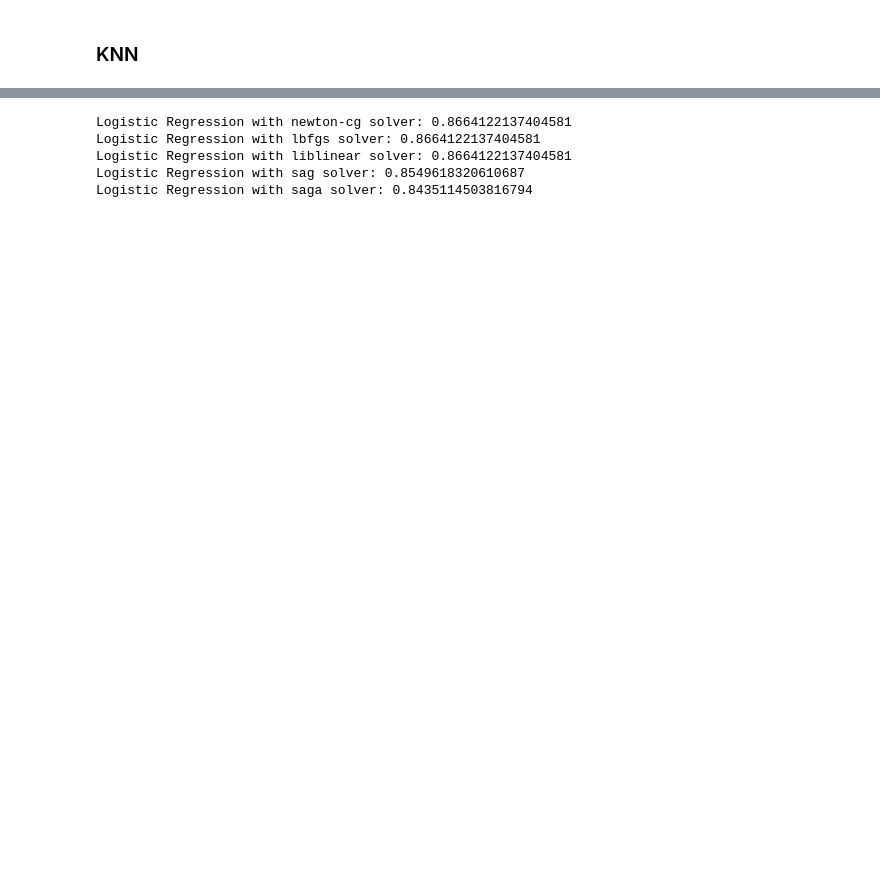
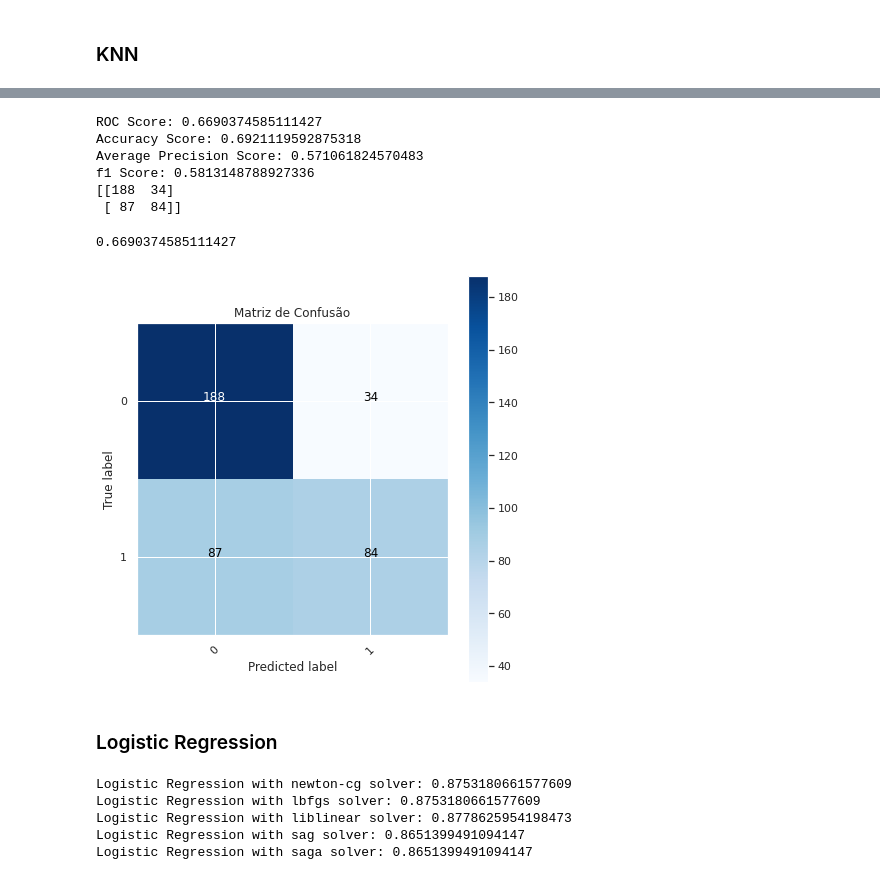
Before and after one commit to GDevigili/machine-learning-coursework, a Jupyter notebook: main.ipynb, the cells around one changed output, grey strips where cells are left out. Saved outputs shown, nothing was run; the diff lists cells and outputs as text; code cells hidden in the pictures; blank space fills up the shorter version.

Commit message:
test some models

```diff
--- a/main.ipynb
+++ b/main.ipynb
@@ -367,7 +367,7 @@ def plot_confusion_matrix(cm, classes):
     plt.xticks(tick_marks, classes, rotation=45)
     plt.yticks(tick_marks, classes)
 
-    cm = cm.astype('float') / cm.sum(axis=1)[:, np.newaxis]
+    print(cm)
 
     thresh = cm.max() / 2.
     for i, j in itertools.product(range(cm.shape[0]), range(cm.shape[1])):
@@ -443,13 +443,9 @@ Implemented KNN with 1047 neighbors: 0.5572519083969466
 # %%
 from sklearn.neighbors import KNeighborsClassifier
 
-for k in [1, 3, 5, 10, 15, 20, x_train.shape[0]]:
+for k in [1, 3, 5, 6, 7, 8, 9, 10, 15, 20, x_train.shape[0]]:
     knn = KNeighborsClassifier(n_neighbors=k)
     knn.fit(x_train, y_train)
     prediction = knn.predict(x_test)
     print(f'Sklearn KNN with {k} neighbors: {accuracy_score(prediction, y_test)}')
-
-knn = KNeighborsClassifier(n_neighbors=5).fit(x_train, y_train)
-prediction = knn.predict(x_test)
-plot_confusion_matrix(confusion_matrix(y_test, prediction), classes = ['0', '1'])
 # %% [output]
@@ -463,0 +463,17 @@ Sklearn KNN with 1047 neighbors: 0.5572519083969466
+# %%
+knns = []
+for weigth in ['uniform', 'distance']:
+    for algorithm in ['ball_tree', 'kd_tree', 'brute']:
+        for k in [1, 3, 5, 6, 7, 8, 9, 10, 15, 20, x_train.shape[0]]:
+            knn = KNeighborsClassifier(n_neighbors=k, weights=weigth, algorithm=algorithm)
+            knn.fit(x_train, y_train)
+            prediction = knn.predict(x_test)
+            accuracy = accuracy_score(prediction, y_test)
+            knns.append({
+                'k': k,
+                'weights': weigth,
+                'algorithm': algorithm,
+                'accuracy': accuracy
+            })
+knn_df = pd.DataFrame(knns)
+knn_df[knn_df['k'] != 1].sort_values('accuracy', ascending=False).head(15)
@@ -464,13 +497,29 @@ Sklearn KNN with 1047 neighbors: 0.5572519083969466
+# %%
+best_knn = KNeighborsClassifier(n_neighbors=5, weights='distance', algorithm='auto').fit(x_train, y_train)
+best_knn_prediction = best_knn.predict(x_test)
+# %%
+classifier_evaluation(best_knn, x_test, y_test)
+# %% [output]
+ROC Score: 0.6690374585111427
+Accuracy Score: 0.6921119592875318
+Average Precision Score: 0.571061824570483
+f1 Score: 0.5813148788927336
+[[188  34]
+ [ 87  84]]
+0.6690374585111427
+[figure, added]
+# %% [markdown]
+### Logistic Regression
 # %%
 from sklearn.linear_model import LogisticRegression
 
 for solver in ['newton-cg', 'lbfgs', 'liblinear', 'sag', 'saga']:
-    logistic_regression = LogisticRegression(solver=solver, max_iter = 1000).fit(x_train, y_train)
+    logistic_regression = LogisticRegression(solver=solver, max_iter = 10000).fit(x_train, y_train)
     prediction = logistic_regression.predict(x_test)
     print(f'Logistic Regression with {solver} solver: {accuracy_score(prediction, y_test)}')
 # %% [output]
-Logistic Regression with newton-cg solver: 0.8664122137404581
-Logistic Regression with lbfgs solver: 0.8664122137404581
-Logistic Regression with liblinear solver: 0.8664122137404581
-Logistic Regression with sag solver: 0.8549618320610687
-Logistic Regression with saga solver: 0.8435114503816794
+Logistic Regression with newton-cg solver: 0.8753180661577609
+Logistic Regression with lbfgs solver: 0.8753180661577609
+Logistic Regression with liblinear solver: 0.8778625954198473
+Logistic Regression with sag solver: 0.8651399491094147
+Logistic Regression with saga solver: 0.8651399491094147
```
Also changed, not shown: parts of 14 cells of this notebook.
